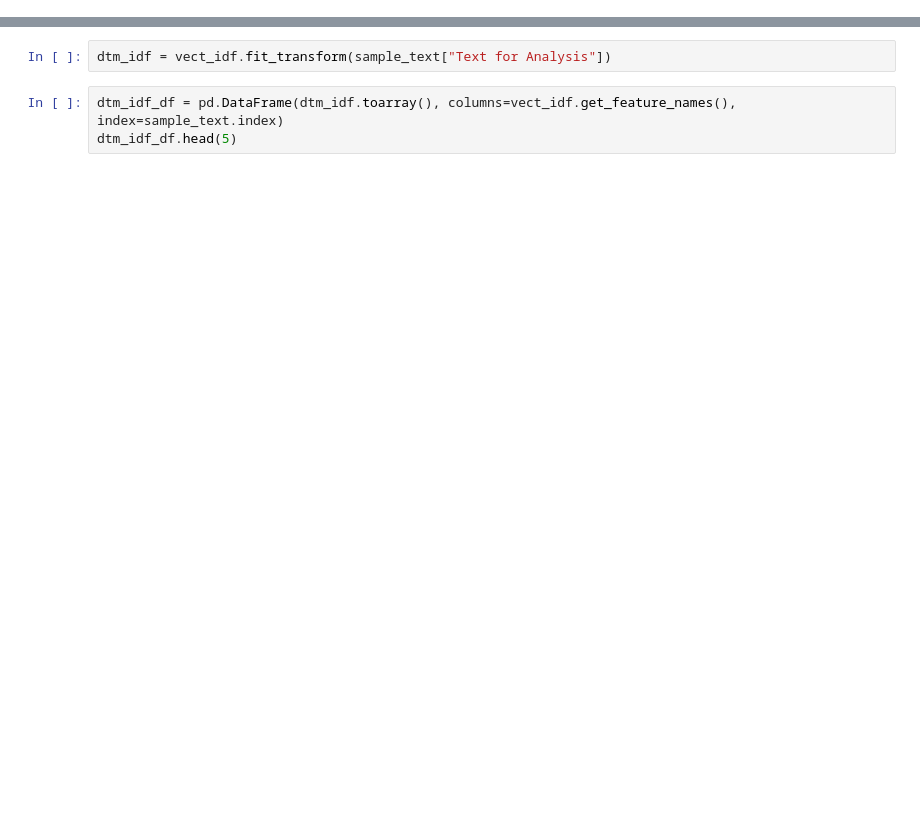
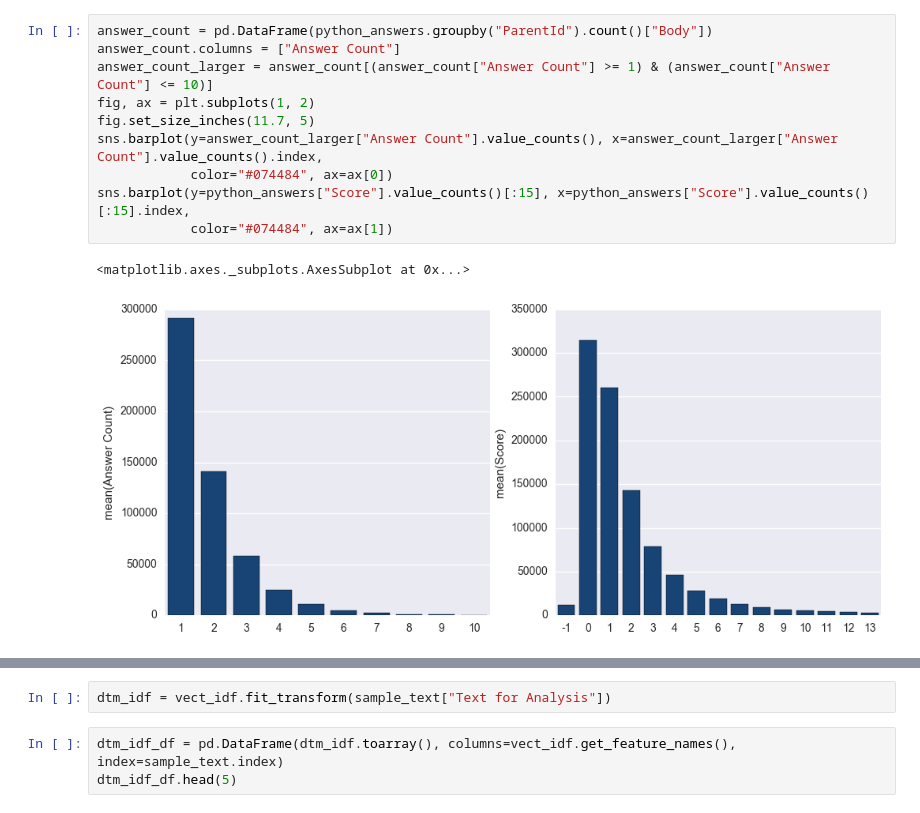
Before and after one commit to terryluzijian/BA-BT4222-Web-Data-Mining, a Jupyter notebook: Stack Overflow Questions and Answers (10% Sample, Python and Tags).ipynb, the cells around one changed output, grey strips where cells are left out. Drawn from its saved outputs; the diff is of its cells as text; blank space fills up the shorter version.

```diff
--- a/Stack Overflow Questions and Answers (10% Sample, Python and Tags).ipynb
+++ b/Stack Overflow Questions and Answers (10% Sample, Python and Tags).ipynb
@@ -367,0 +487,13 @@ sample_text["Text for Analysis"] = sentence
+# %%
+answer_count = pd.DataFrame(python_answers.groupby("ParentId").count()["Body"])
+answer_count.columns = ["Answer Count"]
+answer_count_larger = answer_count[(answer_count["Answer Count"] >= 1) & (answer_count["Answer Count"] <= 10)]
+fig, ax = plt.subplots(1, 2)
+fig.set_size_inches(11.7, 5)
+sns.barplot(y=answer_count_larger["Answer Count"].value_counts(), x=answer_count_larger["Answer Count"].value_counts().index,
+            color="#074484", ax=ax[0])
+sns.barplot(y=python_answers["Score"].value_counts()[:15], x=python_answers["Score"].value_counts()[:15].index,
+            color="#074484", ax=ax[1])
+# %% [output]
+<matplotlib.axes._subplots.AxesSubplot at 0x...>
+[figure, added]
```
Also changed, not shown: parts of 177 cells of this notebook.
